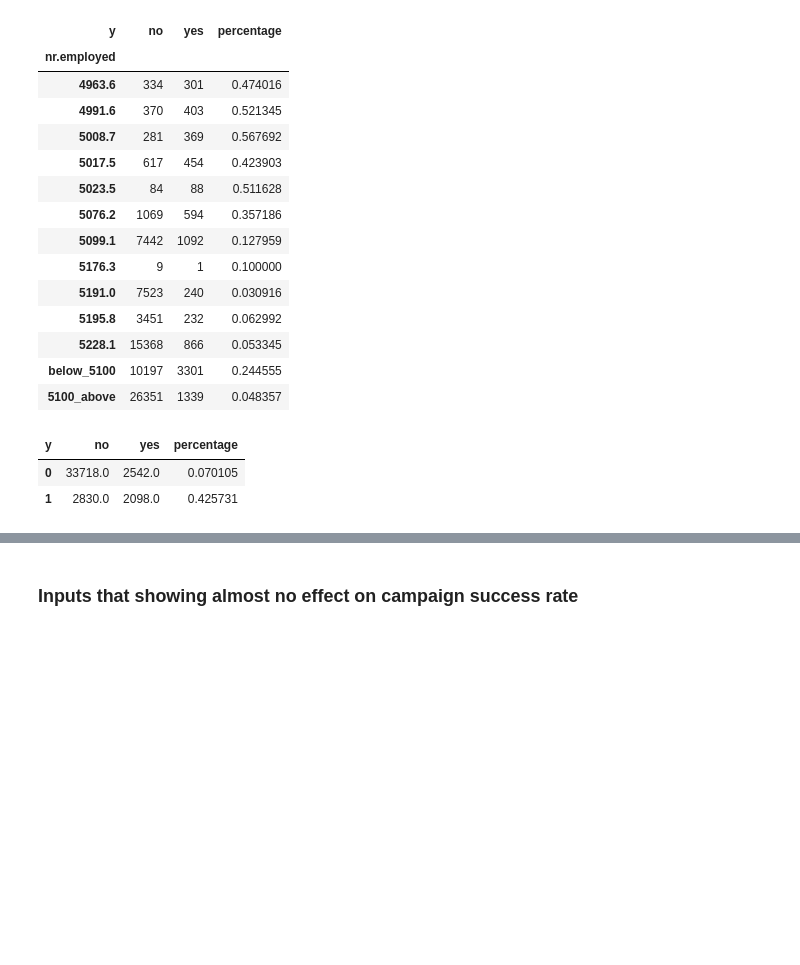
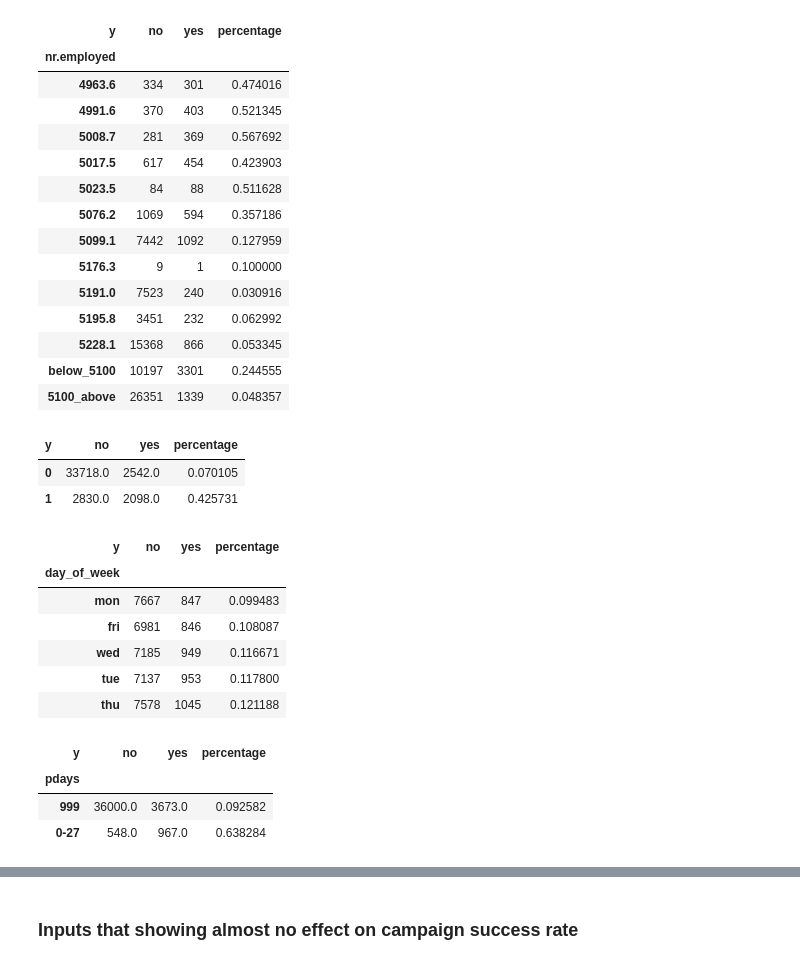
Before and after one commit to yatong2/Springboard, a Jupyter notebook: Capstone_Data_Exploration.ipynb, the cells around one changed output, grey strips where cells are left out. Cells and saved outputs as stored; diff of their text form; code cells hidden in the pictures; blank space fills up the shorter version.

```diff
--- a/Capstone_Data_Exploration.ipynb
+++ b/Capstone_Data_Exploration.ipynb
@@ -304,3 +326,29 @@ df
 | y | no | yes | percentage |
 | 0 | 33718.0 | 2542.0 | 0.070105 |
 | 1 | 2830.0 | 2098.0 | 0.425731 |
+# %%
+#phone call day of week effect on campaign success rate
+day = bank_info.groupby(['day_of_week', 'y']).size().unstack()
+day['percentage'] = day.yes/(day.yes + day.no)
+day.sort_values('percentage')
+# %% [output]
+| y | no | yes | percentage |
+| day_of_week |  |  |  |
+| mon | 7667 | 847 | 0.099483 |
+| fri | 6981 | 846 | 0.108087 |
+| wed | 7185 | 949 | 0.116671 |
+| tue | 7137 | 953 | 0.117800 |
+| thu | 7578 | 1045 | 0.121188 |
+# %%
+#number of days that passed by after the client was last contacted from a previous campaign
+pday = bank_info.groupby(['pdays', 'y']).size().unstack(0).fillna(0)
+pday['0-27'] = pday.loc[:,0:27].sum(1)
+pday = pday.unstack().unstack()
+pday1 = pday.drop(pday.index[0:26])
+pday1['percentage'] = pday1.yes / (pday1.yes + pday1.no)
+pday1.sort_values('percentage')
+# %% [output]
+| y | no | yes | percentage |
+| pdays |  |  |  |
+| 999 | 36000.0 | 3673.0 | 0.092582 |
+| 0-27 | 548.0 | 967.0 | 0.638284 |
```
Also changed, not shown: parts of 4 cells of this notebook.
